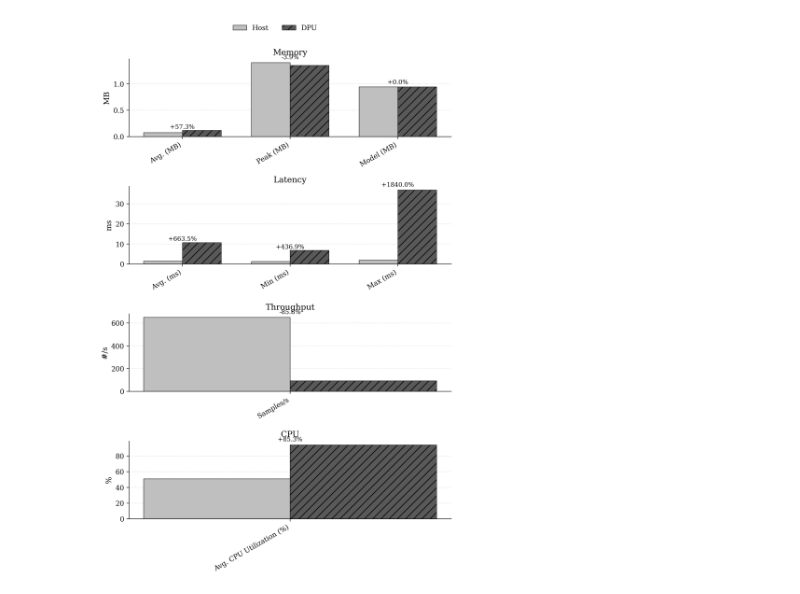
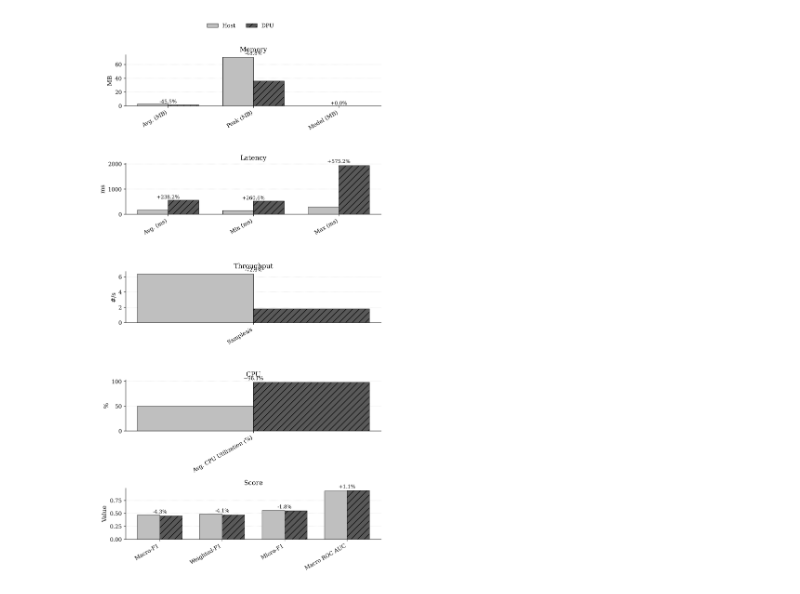
Before and after one commit to FornesJ/Network-Packet-ML-Model, a Jupyter notebook: benchmark/test_plot.ipynb, the cells around one changed output. Saved outputs shown, nothing was run; the diff lists cells and outputs as text; code cells hidden in the pictures.

Commit message:
plotted quantized models correctly

```diff
--- a/benchmark/test_plot.ipynb
+++ b/benchmark/test_plot.ipynb
@@ -10,7 +10,7 @@ conf = Config()
 params = {
     "quant": True,
     "prune": True,
-    "model": "cnn_4",
+    "model": "gru_4",
     "full": "large_model",
     "pq": "pruned_quantized_model",
     "comp": "compressed_model",
@@ -32,6 +32,6 @@ dpu_csv = os.path.join(conf.benchmark_dpu, type_, named_comp + params["model"] +
 host_csv = os.path.join(conf.benchmark_host, type_, named_comp + params["model"] + ".csv")
 plot_path = os.path.join(conf.plot, "benchmark", named_comp + params["model"] + ".png")
 # %%
-plot_benchmark(dpu_csv, host_csv, plot_path, split=True)
+plot_benchmark(dpu_csv, host_csv, plot_path, split=False)
 # %% [output]
-[figure, old version]
+[figure, new version]
```
Also changed, not shown: 8 other files.
